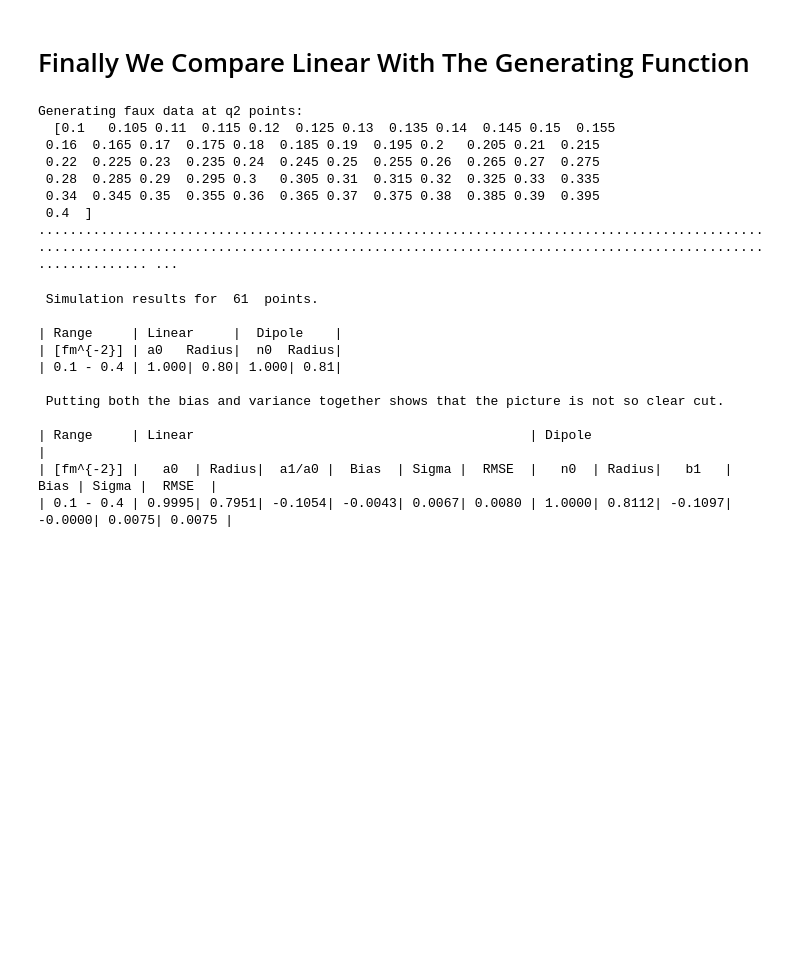
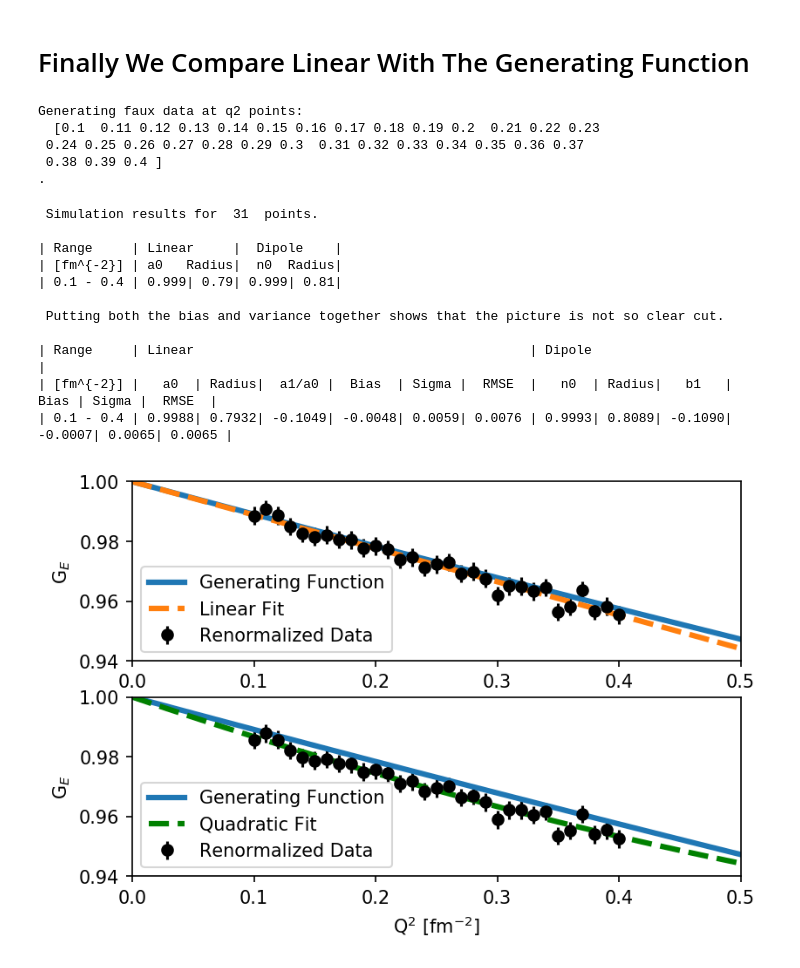
Before and after one commit to JeffersonLab/BiasVariance, a Jupyter notebook: MonteCarlo/BiasVarianceTradeOff.ipynb, the cells around one changed output. Saved outputs shown, nothing was run; the diff lists cells and outputs as text; code cells hidden in the pictures; blank space fills up the shorter version.

```diff
--- a/MonteCarlo/BiasVarianceTradeOff.ipynb
+++ b/MonteCarlo/BiasVarianceTradeOff.ipynb
@@ -562,15 +562,24 @@ true=-0.1097 # input radius
 def linear(q2,a0,a1):
     return a0*(1+a1*q2)
 
+def quad(q2,a0,a1,a2):
+    return a0*(1+a1*q2+a2*q2**2)
+
+def fixedquad(q2,a0,a1,a2):
+    return (1+a1*q2+a2*q2**2)
+
+def fixedlinear(q2,a0,a1):
+    return (1+a1*q2)
+
 def fitdipole(q2,a0,a1):
     return a0*(1-a1*q2/2)**(-2)
 
 minq2=0.1
 maxq2=0.4
 
-spacing=0.005
-error=0.005
-loops=100000
+spacing=0.01
+error=0.003
+loops=3
 
 
 # I should make this dynamic
@@ -605,6 +614,8 @@ for m in range(loops):
         result_quad=model.fit(data,q2=q2list,a0=1,a1=-0.11,weights=1/error)
         model=Model(linear)
         result_linear=model.fit(data,q2=q2list,a0=1,a1=-0.11,weights=1/error)
+        model=Model(quad)
+        result_tquad=model.fit(data,q2=q2list,a0=1,a1=-0.11,a2=0,weights=1/error)
         #results.append([result_linear,result_quad])
         #rlinear[str(n)].append(result_linear)
         #rquad[str(n)].append(result_quad)
@@ -616,13 +627,10 @@ linear_example_result.append(result_linear)
 quad_example_result.append(result_quad)
 # %% [output]
 Generating faux data at q2 points:
-  [0.1   0.105 0.11  0.115 0.12  0.125 0.13  0.135 0.14  0.145 0.15  0.155
- 0.16  0.165 0.17  0.175 0.18  0.185 0.19  0.195 0.2   0.205 0.21  0.215
- 0.22  0.225 0.23  0.235 0.24  0.245 0.25  0.255 0.26  0.265 0.27  0.275
- 0.28  0.285 0.29  0.295 0.3   0.305 0.31  0.315 0.32  0.325 0.33  0.335
- 0.34  0.345 0.35  0.355 0.36  0.365 0.37  0.375 0.38  0.385 0.39  0.395
- 0.4  ]
-........................................................................................................................................................................................................ ...
+  [0.1  0.11 0.12 0.13 0.14 0.15 0.16 0.17 0.18 0.19 0.2  0.21 0.22 0.23
+ 0.24 0.25 0.26 0.27 0.28 0.29 0.3  0.31 0.32 0.33 0.34 0.35 0.36 0.37
+ 0.38 0.39 0.4 ]
+.
 # %%
 print('\n Simulation results for ',len(q2list),' points. \n')
 print('| Range     | Linear     |  Dipole    |')
@@ -663,14 +671,49 @@ print("|",minq2,"-",maxq2,"| {8:0.4f}| {6:.4f}| {10:0.4f}| {0:0.4f}| {1:0.4f}| {
                   np.sqrt(-6*np.mean(lsum)),np.sqrt(-6*np.mean(qa1)),
                   np.mean(la0),np.mean(qa0),np.mean(lsum),np.mean(qa1)))#,np.mean(1sum),np.mean(qsum)))
 # %% [output]
- Simulation results for  61  points.
+ Simulation results for  31  points.
 
 | Range     | Linear     |  Dipole    |
 | [fm^{-2}] | a0   Radius|  n0  Radius|
-| 0.1 - 0.4 | 1.000| 0.80| 1.000| 0.81|
+| 0.1 - 0.4 | 0.999| 0.79| 0.999| 0.81|
 
  Putting both the bias and variance together shows that the picture is not so clear cut.
 
 | Range     | Linear                                           | Dipole                                          |
 | [fm^{-2}] |   a0  | Radius|  a1/a0 |  Bias  | Sigma |  RMSE  |   n0  | Radius|   b1   |  Bias | Sigma |  RMSE  |
-| 0.1 - 0.4 | 0.9995| 0.7951| -0.1054| -0.0043| 0.0067| 0.0080 | 1.0000| 0.8112| -0.1097| -0.0000| 0.0075| 0.0075 |
+| 0.1 - 0.4 | 0.9988| 0.7932| -0.1049| -0.0048| 0.0059| 0.0076 | 0.9993| 0.8089| -0.1090| -0.0007| 0.0065| 0.0065 |
+# %%
+#result_quad.plot()
+#result_linear.plot()
+#plt.show()
+
+q2list2=np.linspace(0.,0.5,100)
+
+plt.figure(dpi=150)
+
+plt.subplot(2,1,1)
+plt.plot(q2list2,dipole(q2list2),'-',lw=3,label='Generating Function')
+plt.plot(q2list2,fixedlinear(q2list2,**result_linear.best_values),'--',lw=3,label='Linear Fit')
+plt.errorbar(q2list,data/result_linear.best_values['a0'],yerr=error,fmt='o',color='black',label='Renormalized Data')
+plt.legend()
+plt.xlabel('Q$^2$ [fm$^{-2}$]')
+plt.ylabel('G$_E$')
+plt.ylim(0.94,1)
+plt.xlim(0,0.5)
+
+plt.subplot(2,1,2)
+#plt.plot(q2list2,dipole(q2list2,**result_quad.best_values),'-',lw=3,label='Generating Function')
+plt.plot(q2list2,dipole(q2list2),'-',lw=3,label='Generating Function')
+#plt.plot(q2list2,linear(q2list2,**result_linear.best_values),'--',lw=3,label='Linear Fit')
+plt.plot(q2list2,fixedquad(q2list2,**result_tquad.best_values),'--',lw=3,label='Quadratic Fit',color='green')
+#plt.errorbar(q2list,data,yerr=error,fmt='o',color='black')
+plt.errorbar(q2list,data/result_tquad.best_values['a0'],yerr=error,fmt='o',color='black',label='Renormalized Data')
+plt.legend()
+plt.xlabel('Q$^2$ [fm$^{-2}$]')
+plt.ylabel('G$_E$')
+plt.xlim(0,0.5)
+plt.ylim(0.94,1)
+plt.savefig('linearVSquadratic.pdf')
+plt.show()
+# %% [output]
+[figure, added]
```
Also changed, not shown: parts of 1 cell of this notebook, 7 other files.
